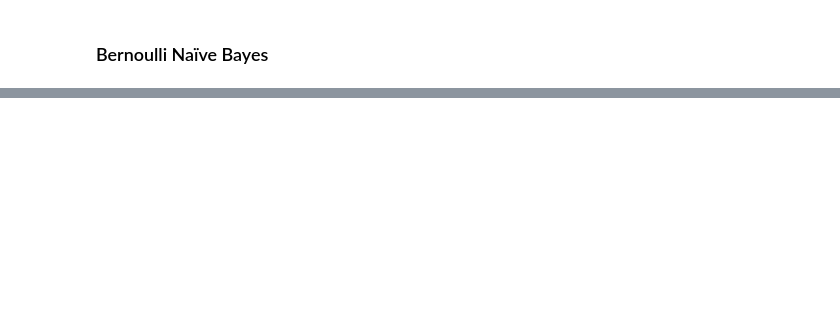
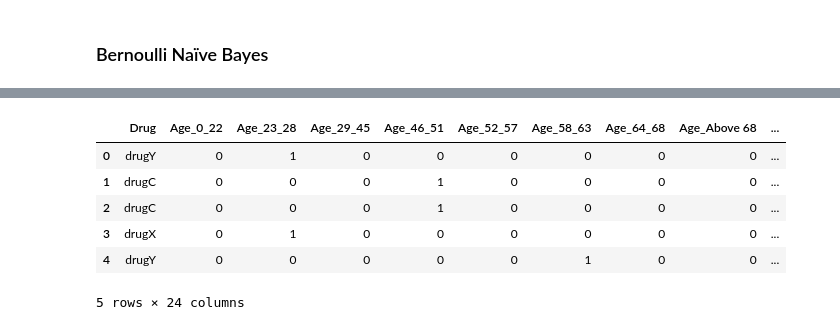
Before and after one commit to pavelchowdhury99/naive_bayes_classifiers_using_python, a Jupyter notebook: naive_bayes_classifiers.ipynb, the cells around one changed output, grey strips where cells are left out. Cells and saved outputs as stored; diff of their text form; code cells hidden in the pictures; blank space fills up the shorter version.

```diff
--- a/naive_bayes_classifiers.ipynb
+++ b/naive_bayes_classifiers.ipynb
@@ -202,0 +214,32 @@ dtype: int64
+# %%
+# Feature Engineering
+# 1. Handling Missing Data
+# 2. Feature Creation
+# 3. Handling Categorical Data
+# 4. Feature Scaling
+
+# 1. Handling Missing Data - NA
+display(df_inp_bernoulli.isna().sum())
+
+# 2. Feature Creation
+# Creating Bins for Age and Na_to_K Feature
+# display(df_inp_bernoulli['Age'].hist(figsize=(3,3)))
+display(df_inp_bernoulli['Na_to_K'].hist(figsize=(3,3)))
+
+def get_age_bin(age):
+    bins = {22:'0_22',28:'23_28',45:'29_45',51:'46_51',57:'52_57',63:'58_63',68:'64_68',100:'Above 68'}
+    for key,value in bins.items():
+        if age<=key:
+            return value
+print(get_age_bin(55))
+
+def get_na_to_k_bin(age):
+    bins = {8:'0_8',12:'10_12',15:'13_15',19:'16_19',22:'20_22',26:'23_26',28:'27_28',100:'Above 28'}
+    for key,value in bins.items():
+        if age<=key:
+            return value
+
+df_inp_bernoulli['Age']=df_inp_bernoulli['Age'].apply(get_age_bin)
+df_inp_bernoulli['Na_to_K']=df_inp_bernoulli['Na_to_K'].apply(get_na_to_k_bin)
+
+df_inp_bernoulli.head()
@@ -202,0 +263,16 @@ dtype: int64
+# %%
+# Feature Engineering
+# 3. Handling Categorical Data
+from sklearn.preprocessing import OrdinalEncoder
+
+# encoding to binary classes using pandas
+df_inp_bernoulli=pd.get_dummies(df_inp_bernoulli,columns=['Age','Sex','BP','Cholesterol','Na_to_K'])
+display(df_inp_bernoulli.head())
+# %% [output]
+|  | Drug | Age_0_22 | Age_23_28 | Age_29_45 | Age_46_51 | Age_52_57 | Age_58_63 | Age_64_68 | Age_Above 68 | ... |
+| 0 | drugY | 0 | 1 | 0 | 0 | 0 | 0 | 0 | 0 | ... |
+| 1 | drugC | 0 | 0 | 0 | 1 | 0 | 0 | 0 | 0 | ... |
+| 2 | drugC | 0 | 0 | 0 | 1 | 0 | 0 | 0 | 0 | ... |
+| 3 | drugX | 0 | 1 | 0 | 0 | 0 | 0 | 0 | 0 | ... |
+| 4 | drugY | 0 | 0 | 0 | 0 | 0 | 1 | 0 | 0 | ... |
+5 rows × 24 columns
```
Also changed, not shown: parts of 13 cells of this notebook, 1 other file.
